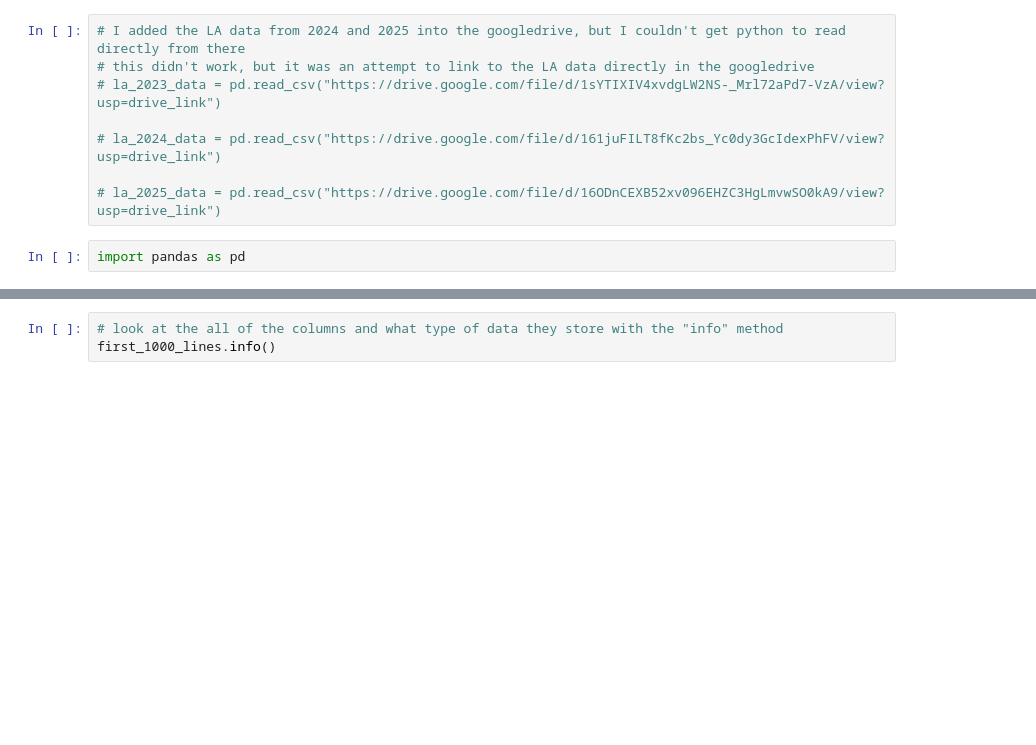
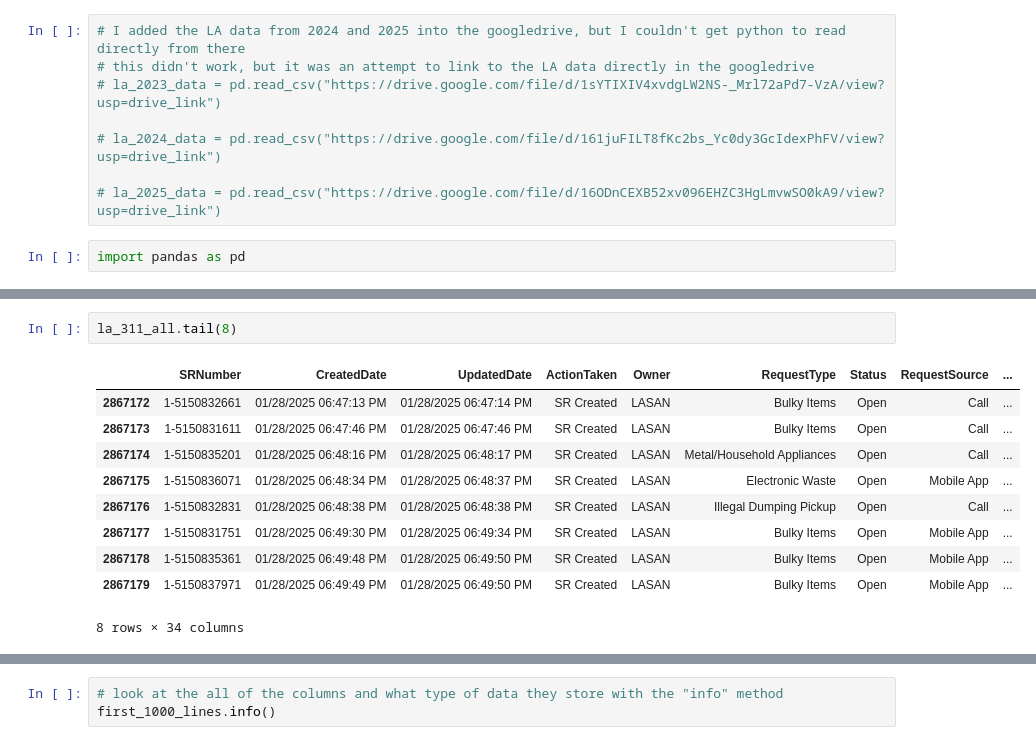
Before and after one commit to leahontoast/311-data-leah8, a Jupyter notebook: La_311_project.ipynb, the cells around one changed output, grey strips where cells are left out. Cells and saved outputs as stored; diff of their text form; blank space fills up the shorter version.

```diff
--- a/La_311_project.ipynb
+++ b/La_311_project.ipynb
@@ -24,0 +59,13 @@ HTTPError: HTTP Error 400: Bad Request
+# %%
+la_311_all.tail(8)
+# %% [output]
+|  | SRNumber | CreatedDate | UpdatedDate | ActionTaken | Owner | RequestType | Status | RequestSource | ... |
+| 2867172 | 1-5150832661 | 01/28/2025 06:47:13 PM | 01/28/2025 06:47:14 PM | SR Created | LASAN | Bulky Items | Open | Call | ... |
+| 2867173 | 1-5150831611 | 01/28/2025 06:47:46 PM | 01/28/2025 06:47:46 PM | SR Created | LASAN | Bulky Items | Open | Call | ... |
+| 2867174 | 1-5150835201 | 01/28/2025 06:48:16 PM | 01/28/2025 06:48:17 PM | SR Created | LASAN | Metal/Household Appliances | Open | Call | ... |
+| 2867175 | 1-5150836071 | 01/28/2025 06:48:34 PM | 01/28/2025 06:48:37 PM | SR Created | LASAN | Electronic Waste | Open | Mobile App | ... |
+| 2867176 | 1-5150832831 | 01/28/2025 06:48:38 PM | 01/28/2025 06:48:38 PM | SR Created | LASAN | Illegal Dumping Pickup | Open | Call | ... |
+| 2867177 | 1-5150831751 | 01/28/2025 06:49:30 PM | 01/28/2025 06:49:34 PM | SR Created | LASAN | Bulky Items | Open | Mobile App | ... |
+| 2867178 | 1-5150835361 | 01/28/2025 06:49:48 PM | 01/28/2025 06:49:50 PM | SR Created | LASAN | Bulky Items | Open | Mobile App | ... |
+| 2867179 | 1-5150837971 | 01/28/2025 06:49:49 PM | 01/28/2025 06:49:50 PM | SR Created | LASAN | Bulky Items | Open | Mobile App | ... |
+8 rows × 34 columns
```
Also changed, not shown: parts of 11 cells of this notebook.
